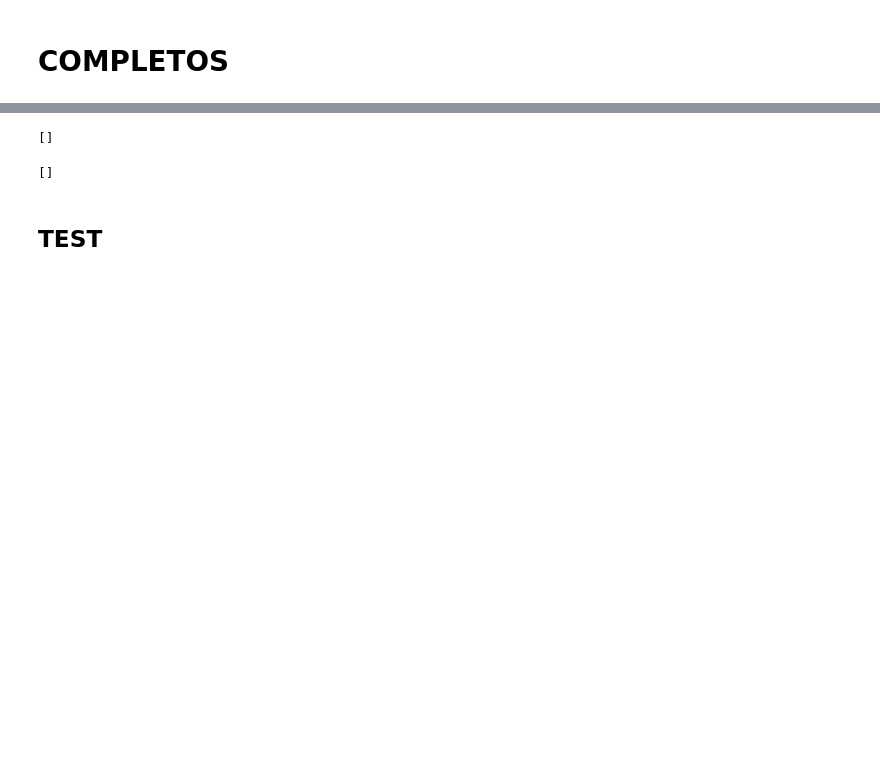
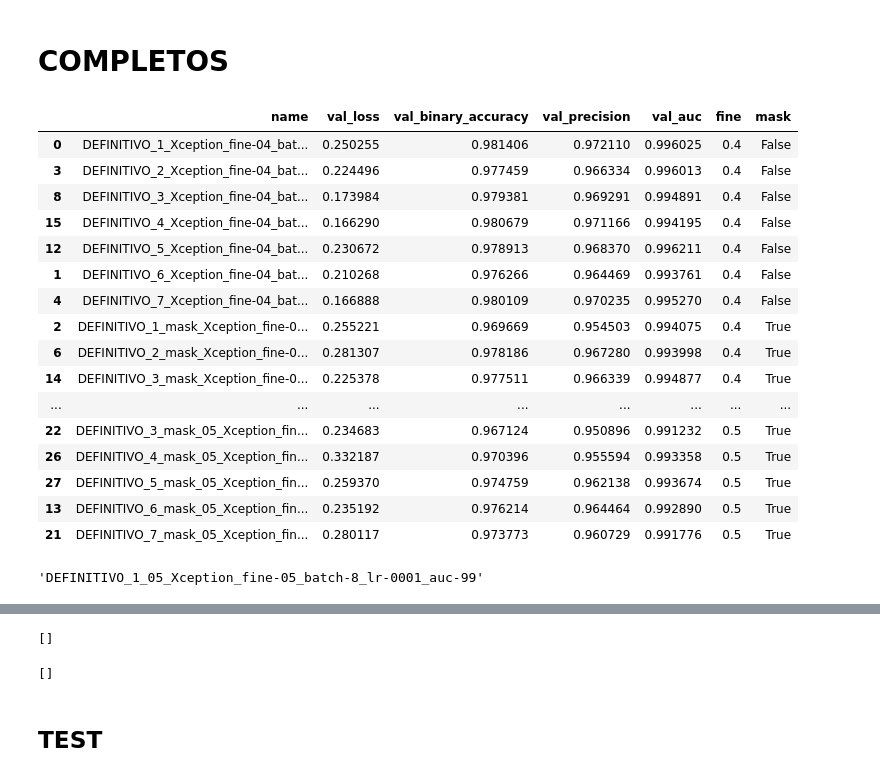
Before and after one commit to maryskal/SITK, a Jupyter notebook: neural_networks/image_class/Completos.ipynb, the cells around one changed output, grey strips where cells are left out. Saved outputs shown, nothing was run; the diff lists cells and outputs as text; code cells hidden in the pictures; blank space fills up the shorter version.

```diff
--- a/neural_networks/image_class/Completos.ipynb
+++ b/neural_networks/image_class/Completos.ipynb
@@ -33,6 +35,30 @@ modelos
 # %%
 path = '/home/mr1142/Documents/Data/models/neumonia/training_data/train_max_completo.csv'
 df = pd.read_csv(path)
+# %%
+df[['name', 'val_loss','val_binary_accuracy', 'val_precision', 'val_auc', 'fine', 'mask']].sort_values(['fine', 'mask', 'name'])
+# %% [output]
+|  | name | val_loss | val_binary_accuracy | val_precision | val_auc | fine | mask |
+| 0 | DEFINITIVO_1_Xception_fine-04_bat... | 0.250255 | 0.981406 | 0.972110 | 0.996025 | 0.4 | False |
+| 3 | DEFINITIVO_2_Xception_fine-04_bat... | 0.224496 | 0.977459 | 0.966334 | 0.996013 | 0.4 | False |
+| 8 | DEFINITIVO_3_Xception_fine-04_bat... | 0.173984 | 0.979381 | 0.969291 | 0.994891 | 0.4 | False |
+| 15 | DEFINITIVO_4_Xception_fine-04_bat... | 0.166290 | 0.980679 | 0.971166 | 0.994195 | 0.4 | False |
+| 12 | DEFINITIVO_5_Xception_fine-04_bat... | 0.230672 | 0.978913 | 0.968370 | 0.996211 | 0.4 | False |
+| 1 | DEFINITIVO_6_Xception_fine-04_bat... | 0.210268 | 0.976266 | 0.964469 | 0.993761 | 0.4 | False |
+| 4 | DEFINITIVO_7_Xception_fine-04_bat... | 0.166888 | 0.980109 | 0.970235 | 0.995270 | 0.4 | False |
+| 2 | DEFINITIVO_1_mask_Xception_fine-0... | 0.255221 | 0.969669 | 0.954503 | 0.994075 | 0.4 | True |
+| 6 | DEFINITIVO_2_mask_Xception_fine-0... | 0.281307 | 0.978186 | 0.967280 | 0.993998 | 0.4 | True |
+| 14 | DEFINITIVO_3_mask_Xception_fine-0... | 0.225378 | 0.977511 | 0.966339 | 0.994877 | 0.4 | True |
+| ... | ... | ... | ... | ... | ... | ... | ... |
+| 22 | DEFINITIVO_3_mask_05_Xception_fin... | 0.234683 | 0.967124 | 0.950896 | 0.991232 | 0.5 | True |
+| 26 | DEFINITIVO_4_mask_05_Xception_fin... | 0.332187 | 0.970396 | 0.955594 | 0.993358 | 0.5 | True |
+| 27 | DEFINITIVO_5_mask_05_Xception_fin... | 0.259370 | 0.974759 | 0.962138 | 0.993674 | 0.5 | True |
+| 13 | DEFINITIVO_6_mask_05_Xception_fin... | 0.235192 | 0.976214 | 0.964464 | 0.992890 | 0.5 | True |
+| 21 | DEFINITIVO_7_mask_05_Xception_fin... | 0.280117 | 0.973773 | 0.960729 | 0.991776 | 0.5 | True |
+# %%
+df.name.loc[5]
+# %% [output]
+'DEFINITIVO_1_05_Xception_fine-05_batch-8_lr-0001_auc-99'
 # %%
 df.sort_values('val_auc')
 # %% [output]
```
Also changed, not shown: parts of 14 cells of this notebook, 13 other files.
